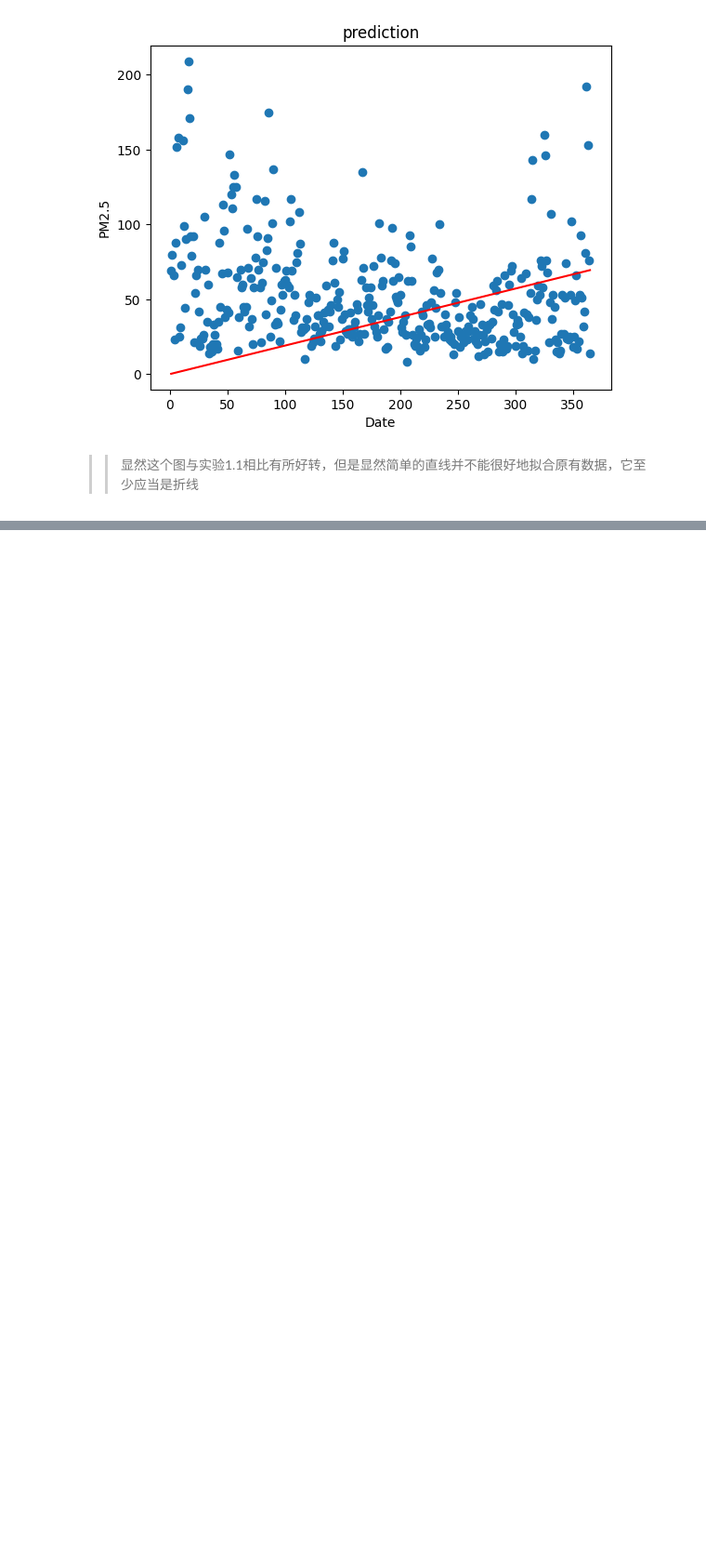
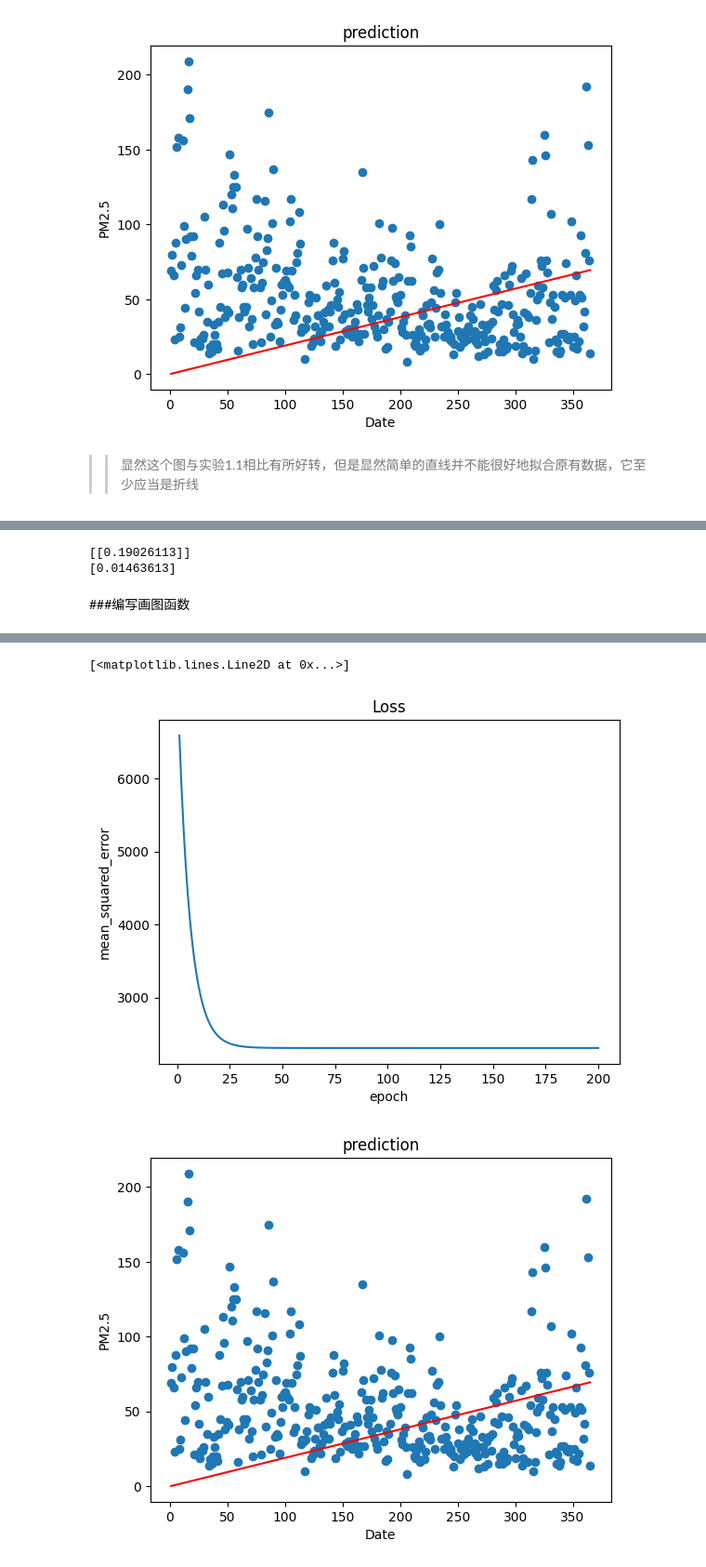
Before and after one commit to ZackWongAPO/Colab, a Jupyter notebook: LinearRegressionAir.ipynb, the cells around one changed output, grey strips where cells are left out. Shown at 93% size. Cells and saved outputs as stored; diff of their text form; code cells hidden in the pictures; blank space fills up the shorter version.

```diff
--- a/LinearRegressionAir.ipynb
+++ b/LinearRegressionAir.ipynb
@@ -401,0 +532,8 @@ plt.plot(feature, predict, color = 'red')
+# %%
+linear_model = build_linear_model(0.000001, 1)
+trained_weight, trained_bias, hist = train_model(model = linear_model,
+                                features = features_train,
+                                label = AQIs_train,
+                                epochs = 200,
+                                batch_size = 400)
+print(trained_weight)
@@ -401,0 +558,28 @@ plt.plot(feature, predict, color = 'red')
+# %%
+print(trained_weight)
+print(trained_bias)
+# %% [output]
+[[0.19026113]]
+[0.01463613]
+# %% [markdown]
+###编写画图函数
+# %%
+import matplotlib.pyplot as plt
+
+loss = hist['loss']
+epoch = range(1,len(loss)+1)
+
+plt.figure(1)
+plt.title('Loss')
+plt.ylabel('mean_squared_error')
+plt.xlabel('epoch')
+plt.plot(epoch, loss)
+
+plt.figure(2)
+plt.title('prediction')
+plt.ylabel('PM2.5')
+plt.xlabel('Date')
+plt.scatter(feature, label)
+predict = linear_model.predict(feature)
+plt.plot(feature, predict, color = 'red')
+# %% [output]
@@ -401,0 +587,3 @@ plt.plot(feature, predict, color = 'red')
+[<matplotlib.lines.Line2D at 0x...>]
+[figure, added]
+[figure, added]
```
Also changed, not shown: parts of 12 cells of this notebook.
